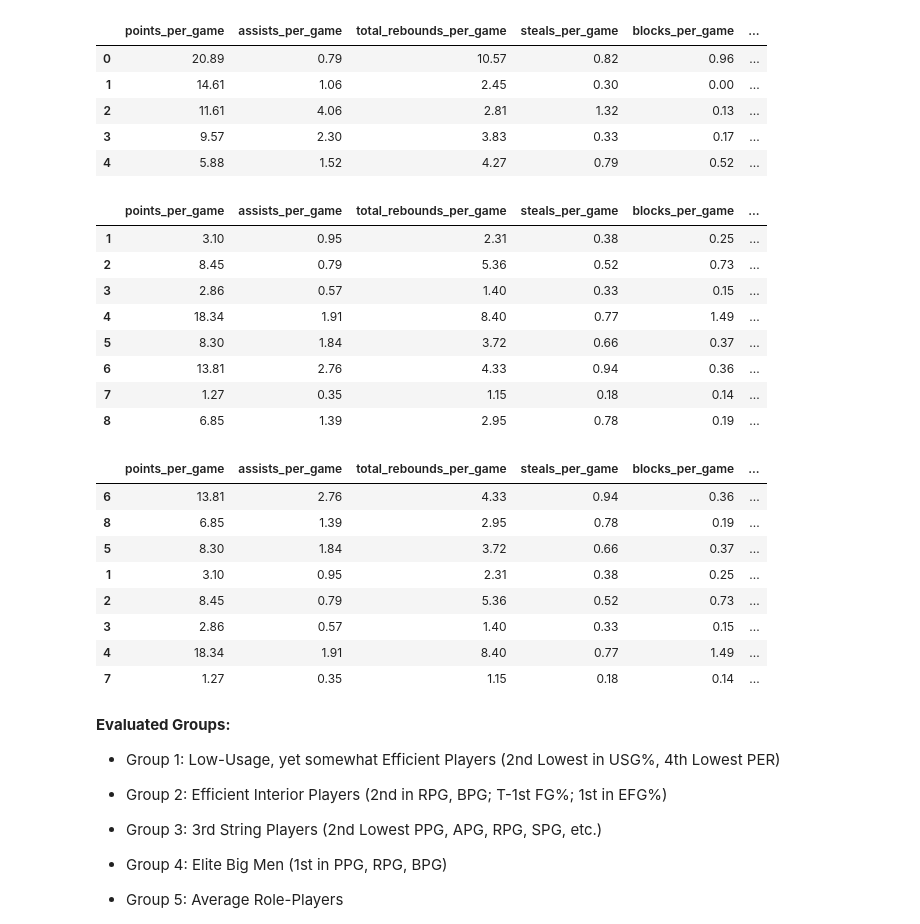
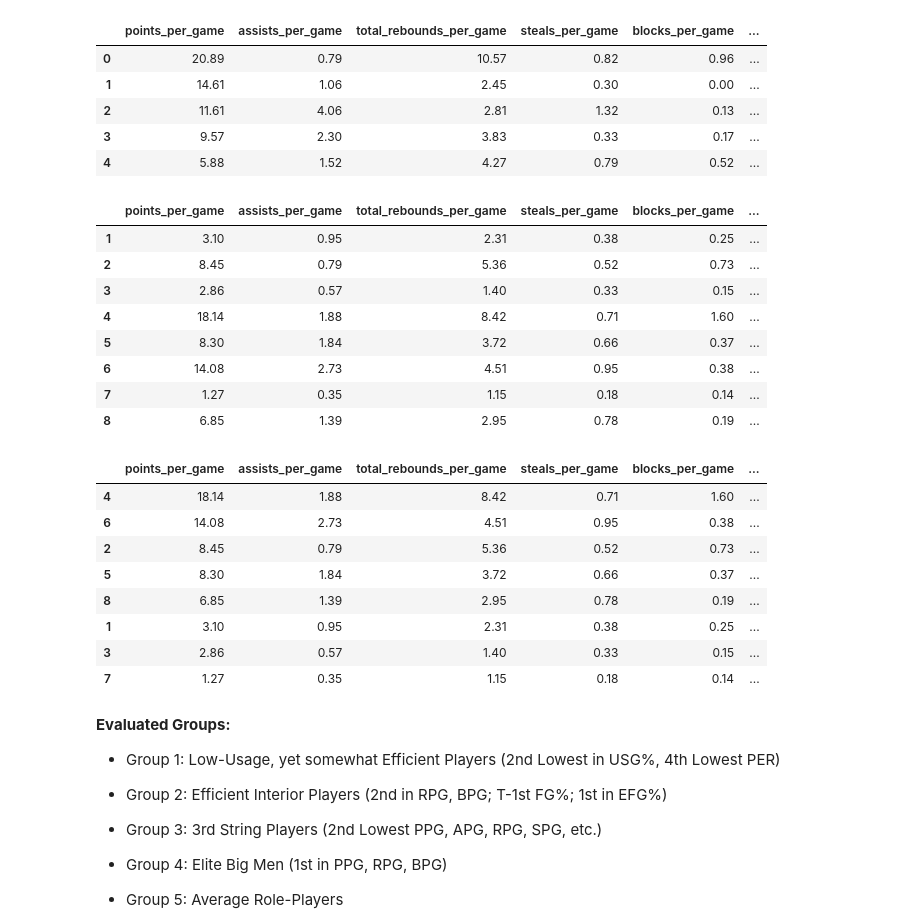
Before and after one commit to CS196Illinois/Group27-FA22, a Jupyter notebook: Project/Classification/classification.ipynb, the cells around one changed output. Cells and saved outputs as stored; diff of their text form; code cells hidden in the pictures.

Commit message:
Move players between clusters

```diff
--- a/Project/Classification/classification.ipynb
+++ b/Project/Classification/classification.ipynb
@@ -209,6 +209,7 @@ Group 8:
 ['Parker Stewart', 'Miller Kopp', 'Trey Galloway', 'Max Christie', 'Caleb Houstan', 'Luke Loewe', 'C.J. Wilcher', 'Kobe Webster', 'Lat Mayen', 'Keisei Tominaga', 'Trey McGowens', 'Ty Berry', 'Robbie B ...
 # %%
 per_game_clusters = pd.concat([per_game_model_data, per_game_player_groups], axis=1)
+per_game_clusters.loc[per_game_clusters['name'] == 'Johnny Davis', 'group'] = 6
 per_game_clusters.head()
 # %% [output]
 |  | points_per_game | assists_per_game | total_rebounds_per_game | steals_per_game | blocks_per_game | ... |
@@ -226,23 +227,23 @@ per_game_clusters
 | 1 | 3.10 | 0.95 | 2.31 | 0.38 | 0.25 | ... |
 | 2 | 8.45 | 0.79 | 5.36 | 0.52 | 0.73 | ... |
 | 3 | 2.86 | 0.57 | 1.40 | 0.33 | 0.15 | ... |
-| 4 | 18.34 | 1.91 | 8.40 | 0.77 | 1.49 | ... |
+| 4 | 18.14 | 1.88 | 8.42 | 0.71 | 1.60 | ... |
 | 5 | 8.30 | 1.84 | 3.72 | 0.66 | 0.37 | ... |
-| 6 | 13.81 | 2.76 | 4.33 | 0.94 | 0.36 | ... |
+| 6 | 14.08 | 2.73 | 4.51 | 0.95 | 0.38 | ... |
 | 7 | 1.27 | 0.35 | 1.15 | 0.18 | 0.14 | ... |
 | 8 | 6.85 | 1.39 | 2.95 | 0.78 | 0.19 | ... |
 # %%
 # Sort clusters by a specific column for data analysis and labeling
-per_game_clusters.sort_values(by=['three_point_percentage'], ascending=False)
+per_game_clusters.sort_values(by=['points_per_game'], ascending=False)
 # %% [output]
 |  | points_per_game | assists_per_game | total_rebounds_per_game | steals_per_game | blocks_per_game | ... |
-| 6 | 13.81 | 2.76 | 4.33 | 0.94 | 0.36 | ... |
+| 4 | 18.14 | 1.88 | 8.42 | 0.71 | 1.60 | ... |
+| 6 | 14.08 | 2.73 | 4.51 | 0.95 | 0.38 | ... |
+| 2 | 8.45 | 0.79 | 5.36 | 0.52 | 0.73 | ... |
+| 5 | 8.30 | 1.84 | 3.72 | 0.66 | 0.37 | ... |
 | 8 | 6.85 | 1.39 | 2.95 | 0.78 | 0.19 | ... |
-| 5 | 8.30 | 1.84 | 3.72 | 0.66 | 0.37 | ... |
 | 1 | 3.10 | 0.95 | 2.31 | 0.38 | 0.25 | ... |
-| 2 | 8.45 | 0.79 | 5.36 | 0.52 | 0.73 | ... |
 | 3 | 2.86 | 0.57 | 1.40 | 0.33 | 0.15 | ... |
-| 4 | 18.34 | 1.91 | 8.40 | 0.77 | 1.49 | ... |
 | 7 | 1.27 | 0.35 | 1.15 | 0.18 | 0.14 | ... |
 # %% [markdown]
 **Evaluated Groups:**
```
Also changed, not shown: parts of 2 cells of this notebook.
